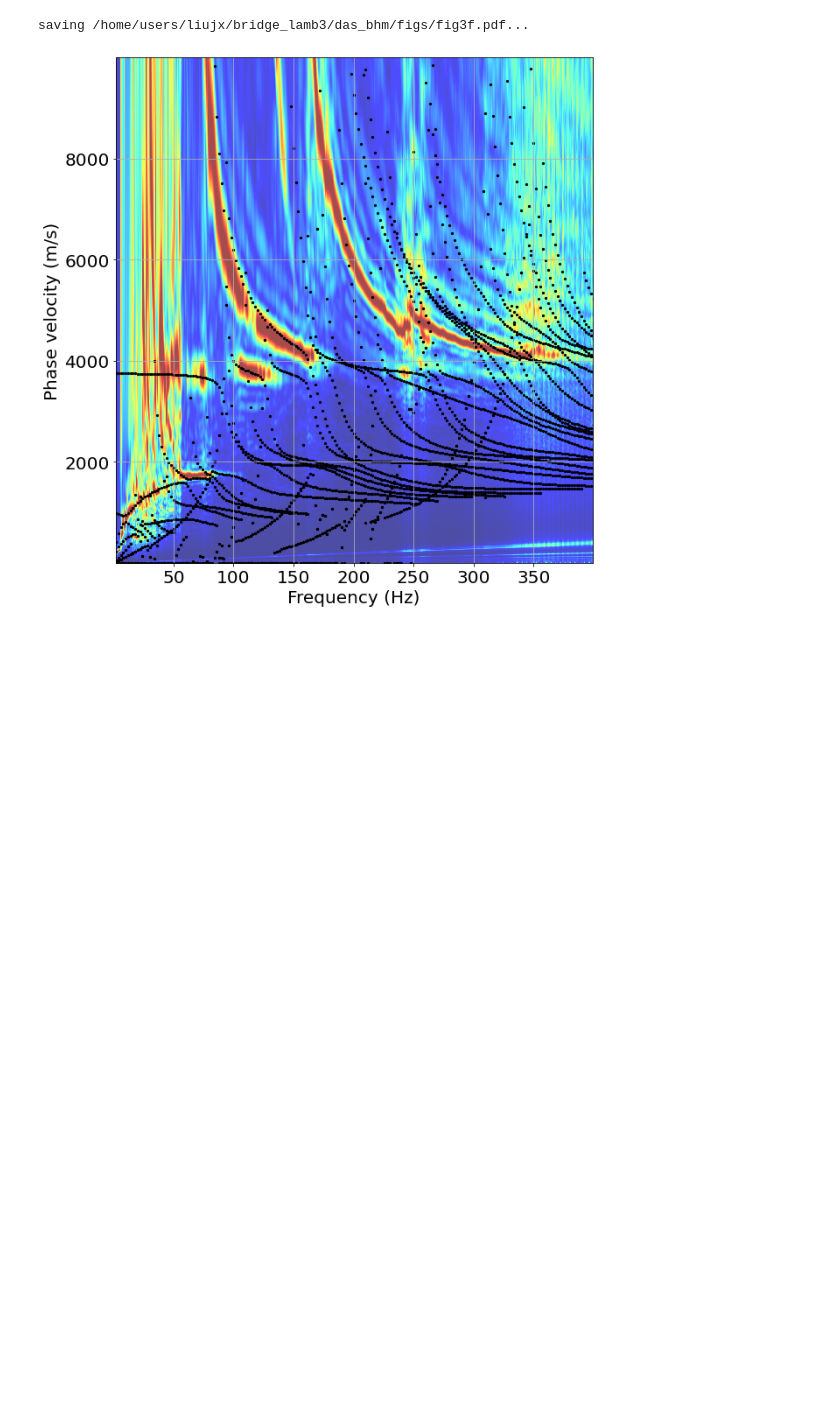
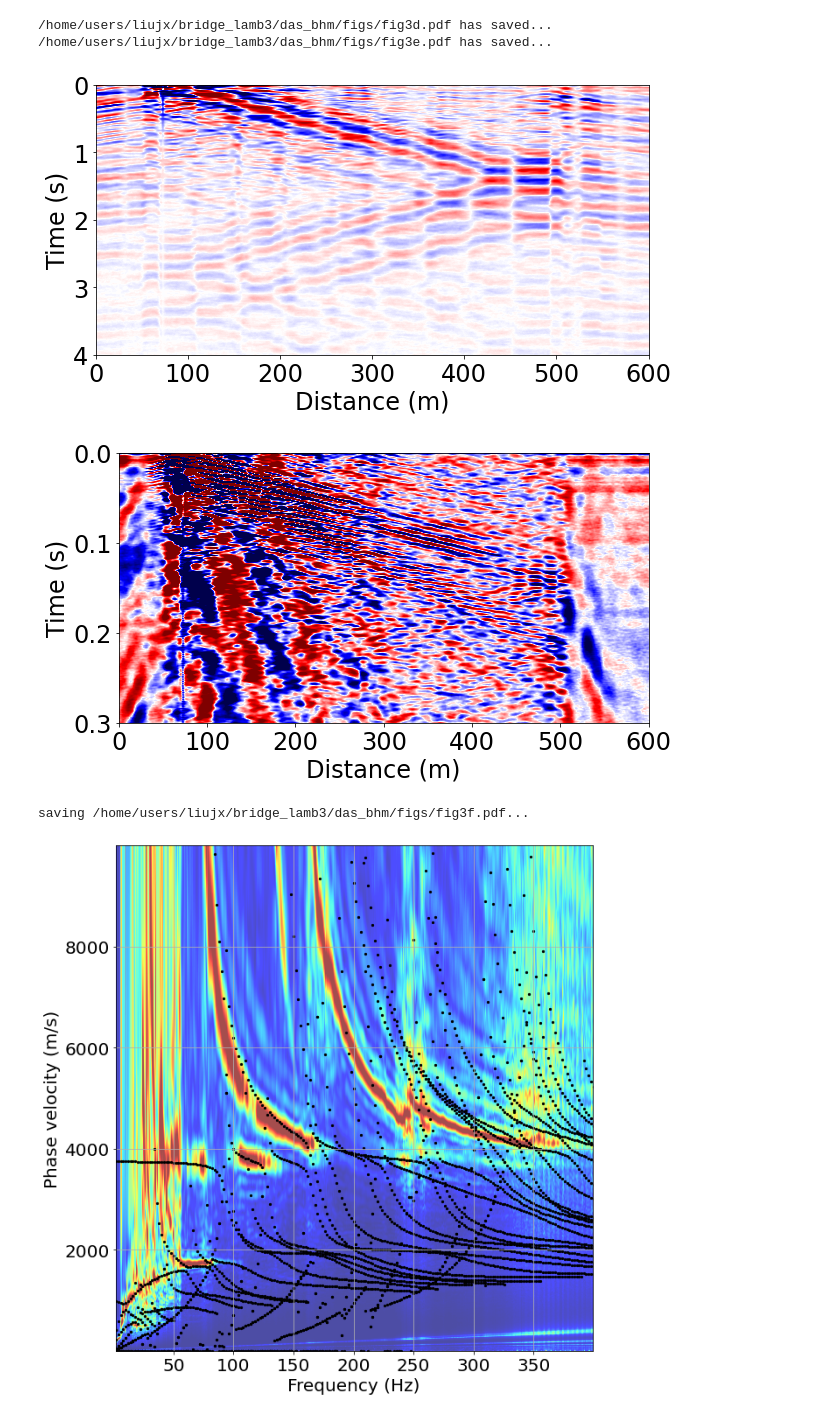
Before and after one commit to jingxiaoliu/das_bhm, a Jupyter notebook: fig3_subfig2.ipynb, the cells around one changed output. Cells and saved outputs as stored; diff of their text form; code cells hidden in the pictures; blank space fills up the shorter version.

```diff
--- a/fig3_subfig2.ipynb
+++ b/fig3_subfig2.ipynb
@@ -6,19 +6,24 @@ from utils import *
 import pandas as pd
 # %%
 fdir = '/home/users/liujx/bridge_lamb3/das_bhm/'
-# das = np.load(f"{fdir}data/fig3.npz")
-# x = das['x']
-# t = das['t']
-# data = das['data']
+das = np.load(f"{fdir}data/fig3.npz")
+x = das['x']
+t = das['t']
+data = das['data']
 # %%
-# plot_xcorr(data, t_axis=t, x_axis=x, ax=None, figsize=(9,5),
-#            cmap='seismic', fontsize=24, tickfont=24,
-#            fig_dir=f'{fdir}figs/', fig_name='fig3d.pdf',
-#            x_lim=[0,725], y_lim=[0.3,0])
-# plot_xcorr(data, t_axis=t, x_axis=x, ax=None, figsize=(9,5),
-#            cmap='seismic', fontsize=24, tickfont=24,
-#            fig_dir=f'{fdir}figs/', fig_name='fig3e.pdf',
-#            x_lim=[0,725], y_lim=[2,0])
+plot_xcorr(data, t_axis=t, x_axis=x, ax=None, figsize=(9,5),
+           cmap='seismic', fontsize=24, tickfont=24,
+           fig_dir=f'{fdir}figs/', fig_name='fig3d.pdf',
+           x_lim=[0,600], y_lim=[4,0])
+plot_xcorr(data, t_axis=t, x_axis=x, ax=None, figsize=(9,5),
+           cmap='seismic', fontsize=24, tickfont=24,
+           fig_dir=f'{fdir}figs/', fig_name='fig3e.pdf',
+           x_lim=[0,600], y_lim=[0.3,0])
+# %% [output]
+/home/users/liujx/bridge_lamb3/das_bhm/figs/fig3d.pdf has saved...
+/home/users/liujx/bridge_lamb3/das_bhm/figs/fig3e.pdf has saved...
+[figure, added]
+[figure, added]
 # %%
 df_comsol=pd.read_csv(f"{fdir}data/fig3f2.csv")
 fv_maps = np.load(f'{fdir}data/fig3f1.npz')['fv_maps']
```
Also changed, not shown: 3 other files.
